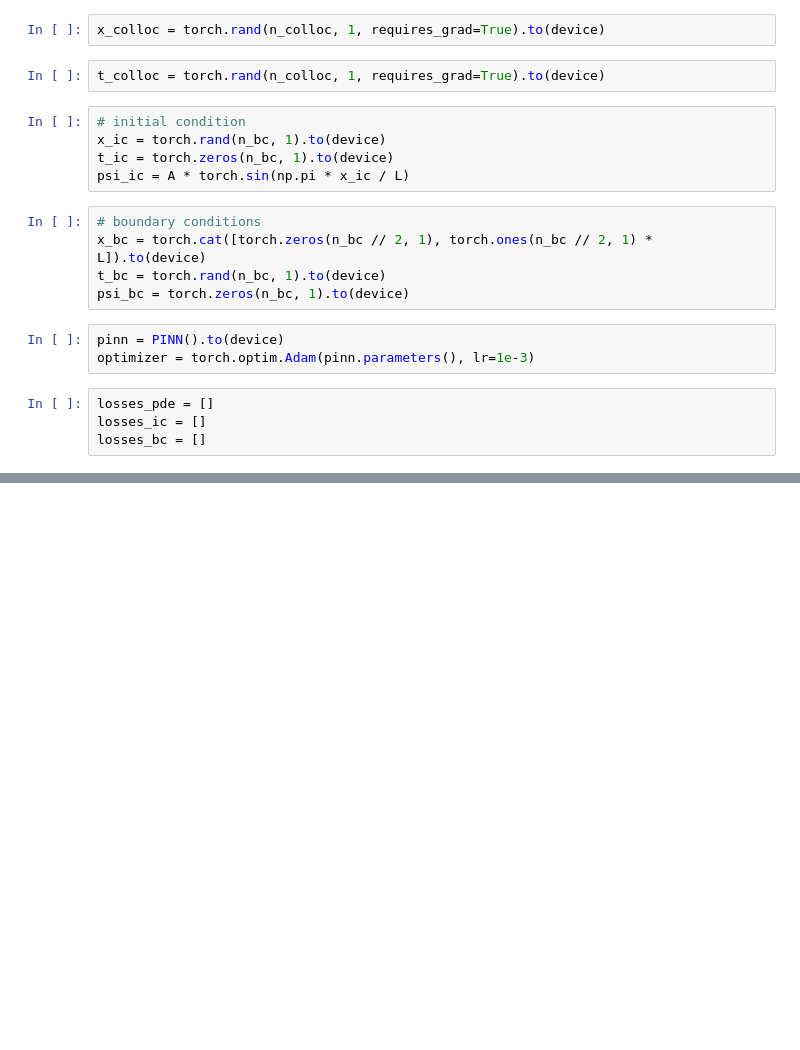
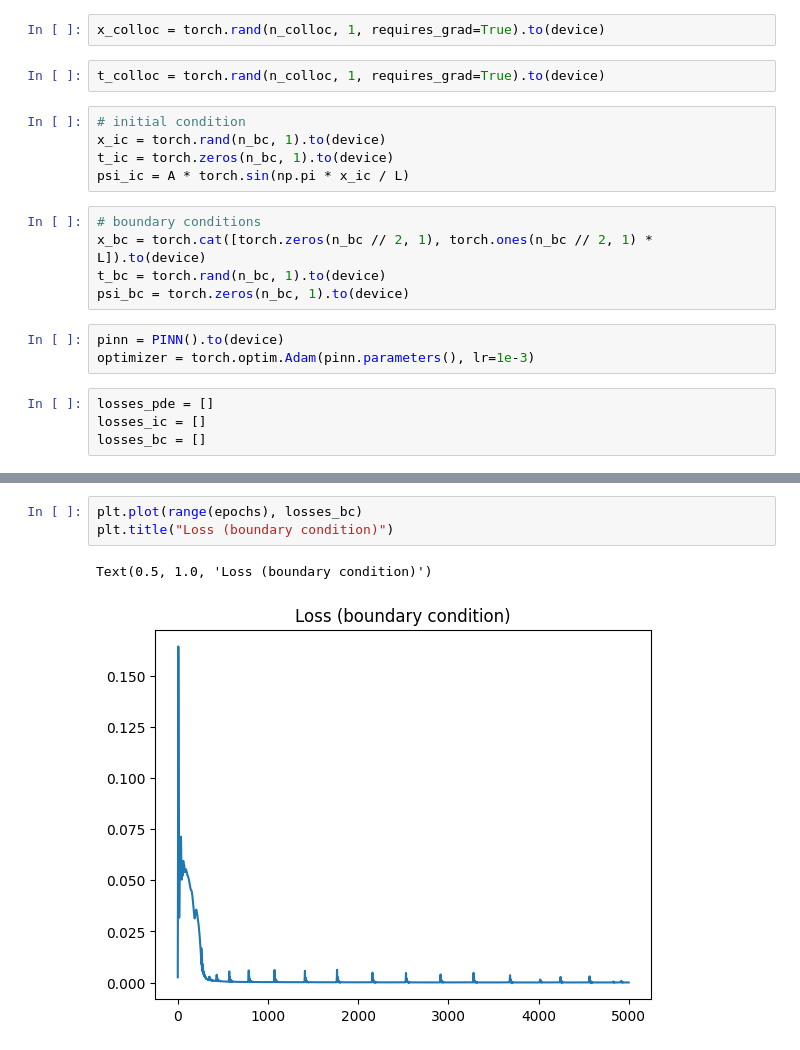
Before and after one commit to stephenhky/PINNNotebooks, a Jupyter notebook: wave_equation_standwaves.ipynb, the cells around one changed output, grey strips where cells are left out. Drawn from its saved outputs; the diff is of its cells as text; blank space fills up the shorter version.

```diff
--- a/wave_equation_standwaves.ipynb
+++ b/wave_equation_standwaves.ipynb
@@ -100,0 +127,6 @@ for epoch in tqdm(range(epochs)):
+# %%
+plt.plot(range(epochs), losses_bc)
+plt.title("Loss (boundary condition)")
+# %% [output]
+Text(0.5, 1.0, 'Loss (boundary condition)')
+[figure, added]
```
Also changed, not shown: parts of 10 cells of this notebook.
